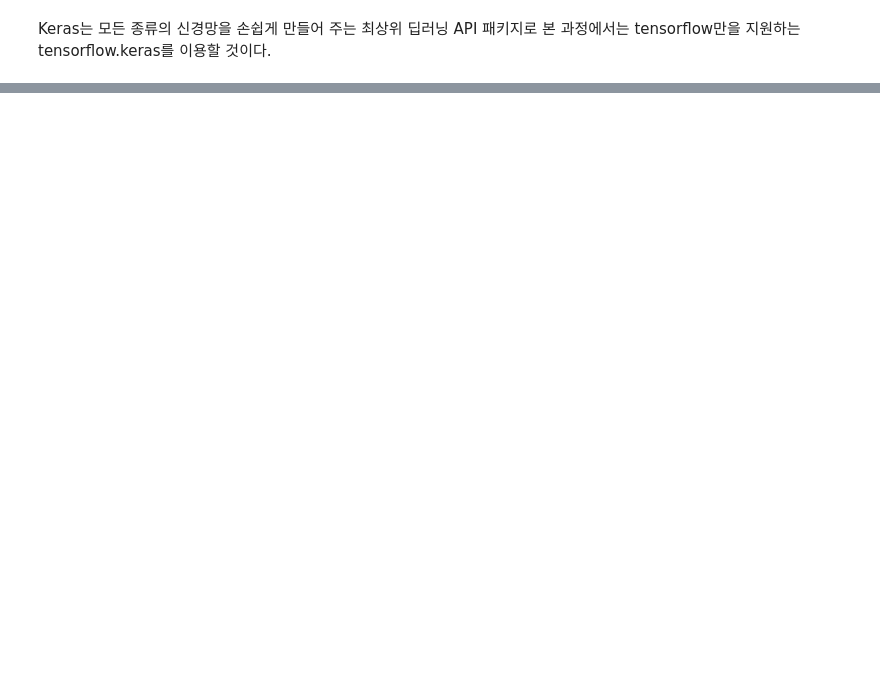
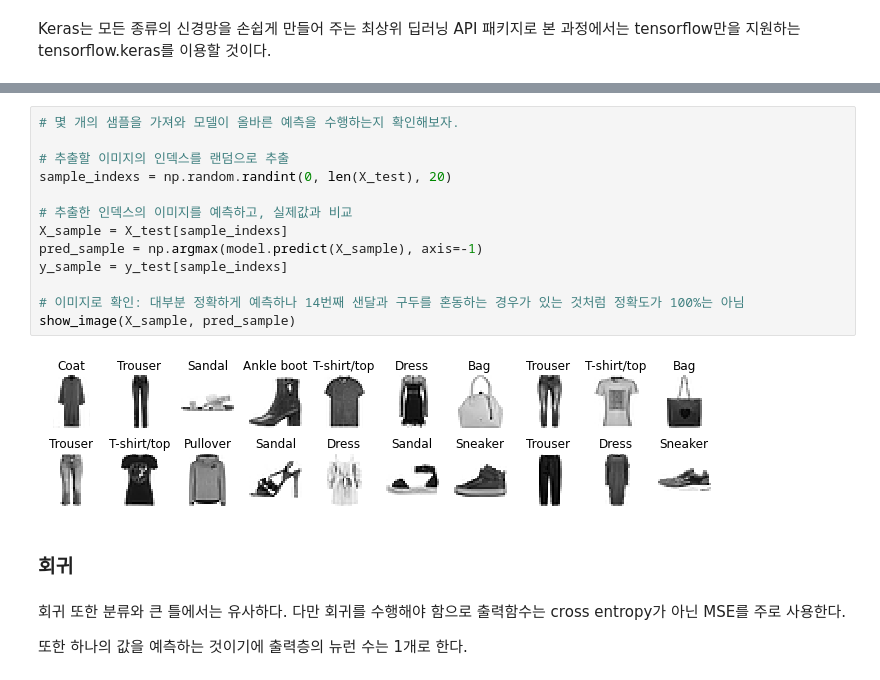
Before and after one commit to jaewonE/muchine_learning_notebook, a Jupyter notebook: notes/note#12.ipynb, the cells around one changed output, grey strips where cells are left out. Drawn from its saved outputs; the diff is of its cells as text; blank space fills up the shorter version.

```diff
--- a/notes/note#12.ipynb
+++ b/notes/note#12.ipynb
@@ -184,0 +304,21 @@ Keras는 모든 종류의 신경망을 손쉽게 만들어 주는 최상위 딥
+# %%
+# 몇 개의 샘플을 가져와 모델이 올바른 예측을 수행하는지 확인해보자.
+
+# 추출할 이미지의 인덱스를 랜덤으로 추출
+sample_indexs = np.random.randint(0, len(X_test), 20)
+
+# 추출한 인덱스의 이미지를 예측하고, 실제값과 비교
+X_sample = X_test[sample_indexs]
+pred_sample = np.argmax(model.predict(X_sample), axis=-1)
+y_sample = y_test[sample_indexs]
+
+# 이미지로 확인: 대부분 정확하게 예측하나 14번째 샌달과 구두를 혼동하는 경우가 있는 것처럼 정확도가 100%는 아님
+show_image(X_sample, pred_sample)
+# %% [output]
+[figure, added]
+# %% [markdown]
+### 회귀
+# %% [markdown]
+회귀 또한 분류와 큰 틀에서는 유사하다. 다만 회귀를 수행해야 함으로 출력함수는 cross entropy가 아닌 MSE를 주로 사용한다.
+
+또한 하나의 값을 예측하는 것이기에 출력층의 뉴런 수는 1개로 한다.
```
Also changed, not shown: parts of 39 cells of this notebook, 1 other file.
